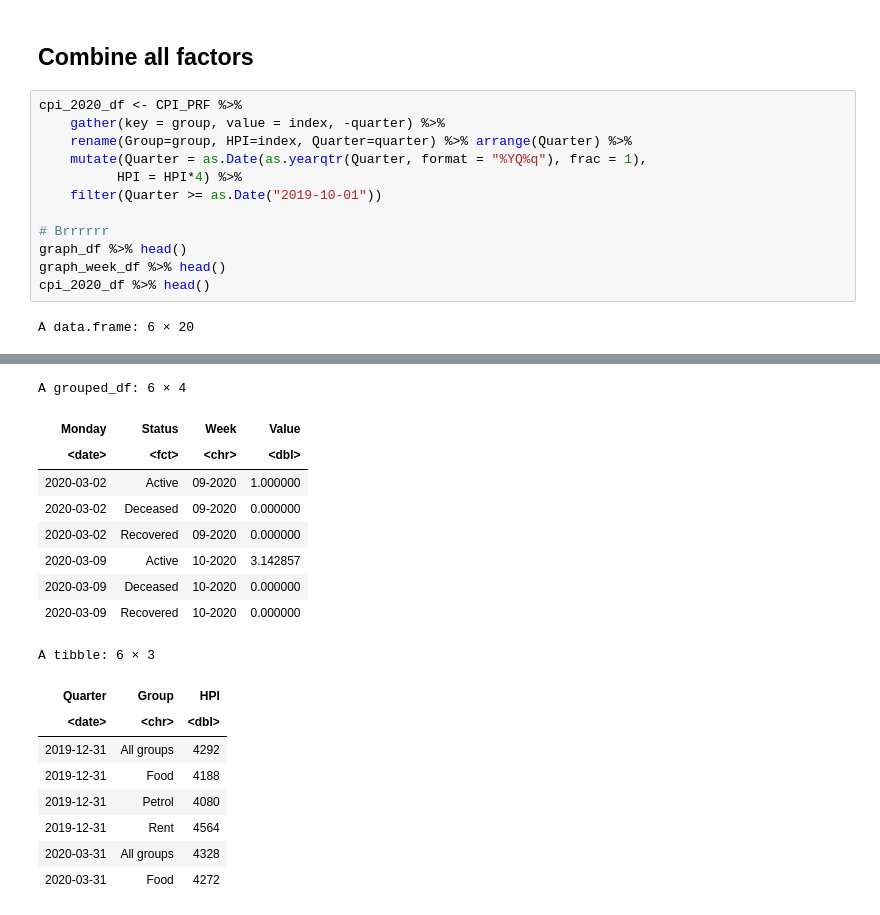
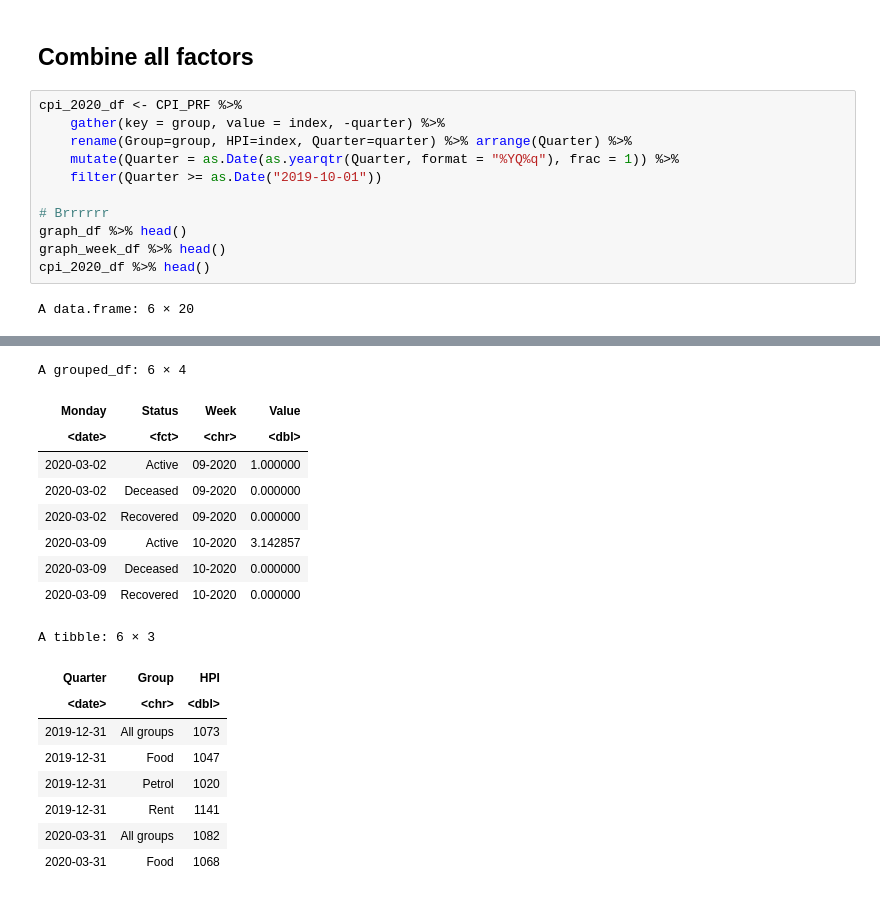
Before and after one commit to oscar-toohey/DATA201-group-project, a Jupyter notebook: Notebook_Final.ipynb, the cells around one changed output, grey strips where cells are left out. Cells and saved outputs as stored; diff of their text form.

```diff
--- a/Notebook_Final.ipynb
+++ b/Notebook_Final.ipynb
@@ -426,42 +453,41 @@ Warning message:
 cpi_2020_df <- CPI_PRF %>%
     gather(key = group, value = index, -quarter) %>%
     rename(Group=group, HPI=index, Quarter=quarter) %>% arrange(Quarter) %>%
-    mutate(Quarter = as.Date(as.yearqtr(Quarter, format = "%YQ%q"), frac = 1),
-          HPI = HPI*4) %>%
+    mutate(Quarter = as.Date(as.yearqtr(Quarter, format = "%YQ%q"), frac = 1)) %>%
     filter(Quarter >= as.Date("2019-10-01"))
 
 # Brrrrrr
 graph_df %>% head()
 graph_week_df %>% head()
 cpi_2020_df %>% head()
 # %% [output]
 A data.frame: 6 × 20
 |  | ...1 | ResourceID | Subject | Title | Description | Source | SourceURL | Modified | Frequency | Var1 | ... |
 |  | <dbl> | <chr> | <chr> | <chr> | <chr> | <chr> | <chr> | <dttm> | <chr> | <chr> | ... |
 | 1 | 1 | CPCOV2 | COVID-19 | Number of Cases | COVID-19 cases in New Zealand (cu... | Ministry of Health | https://www.health.govt.nz/our-wo... | 2021-10-06 11:00:00 | Daily | Case status | ... |
 | 2 | 2 | CPCOV2 | COVID-19 | Number of Cases | COVID-19 cases in New Zealand (cu... | Ministry of Health | https://www.health.govt.nz/our-wo... | 2021-10-06 11:00:00 | Daily | Case status | ... |
 | 3 | 3 | CPCOV2 | COVID-19 | Number of Cases | COVID-19 cases in New Zealand (cu... | Ministry of Health | https://www.health.govt.nz/our-wo... | 2021-10-06 11:00:00 | Daily | Case status | ... |
 | 4 | 4 | CPCOV2 | COVID-19 | Number of Cases | COVID-19 cases in New Zealand (cu... | Ministry of Health | https://www.health.govt.nz/our-wo... | 2021-10-06 11:00:00 | Daily | Case status | ... |
 | 5 | 5 | CPCOV2 | COVID-19 | Number of Cases | COVID-19 cases in New Zealand (cu... | Ministry of Health | https://www.health.govt.nz/our-wo... | 2021-10-06 11:00:00 | Daily | Case status | ... |
 | 6 | 6 | CPCOV2 | COVID-19 | Number of Cases | COVID-19 cases in New Zealand (cu... | Ministry of Health | https://www.health.govt.nz/our-wo... | 2021-10-06 11:00:00 | Daily | Case status | ... |
 A grouped_df: 6 × 4
 | Monday | Status | Week | Value |
 | <date> | <fct> | <chr> | <dbl> |
 | 2020-03-02 | Active | 09-2020 | 1.000000 |
 | 2020-03-02 | Deceased | 09-2020 | 0.000000 |
 | 2020-03-02 | Recovered | 09-2020 | 0.000000 |
 | 2020-03-09 | Active | 10-2020 | 3.142857 |
 | 2020-03-09 | Deceased | 10-2020 | 0.000000 |
 | 2020-03-09 | Recovered | 10-2020 | 0.000000 |
 A tibble: 6 × 3
 | Quarter | Group | HPI |
 | <date> | <chr> | <dbl> |
-| 2019-12-31 | All groups | 4292 |
-| 2019-12-31 | Food | 4188 |
-| 2019-12-31 | Petrol | 4080 |
-| 2019-12-31 | Rent | 4564 |
-| 2020-03-31 | All groups | 4328 |
-| 2020-03-31 | Food | 4272 |
+| 2019-12-31 | All groups | 1073 |
+| 2019-12-31 | Food | 1047 |
+| 2019-12-31 | Petrol | 1020 |
+| 2019-12-31 | Rent | 1141 |
+| 2020-03-31 | All groups | 1082 |
+| 2020-03-31 | Food | 1068 |
 # %%
 color <- c(rgb(1,0,0.4,1), rgb(0,1,0.4,1), rgb(0,0,1,1), rgb(0,0,0,1))
 covid_weekly_plot <- ggplot() +
```
Also changed, not shown: parts of 8 cells of this notebook.
